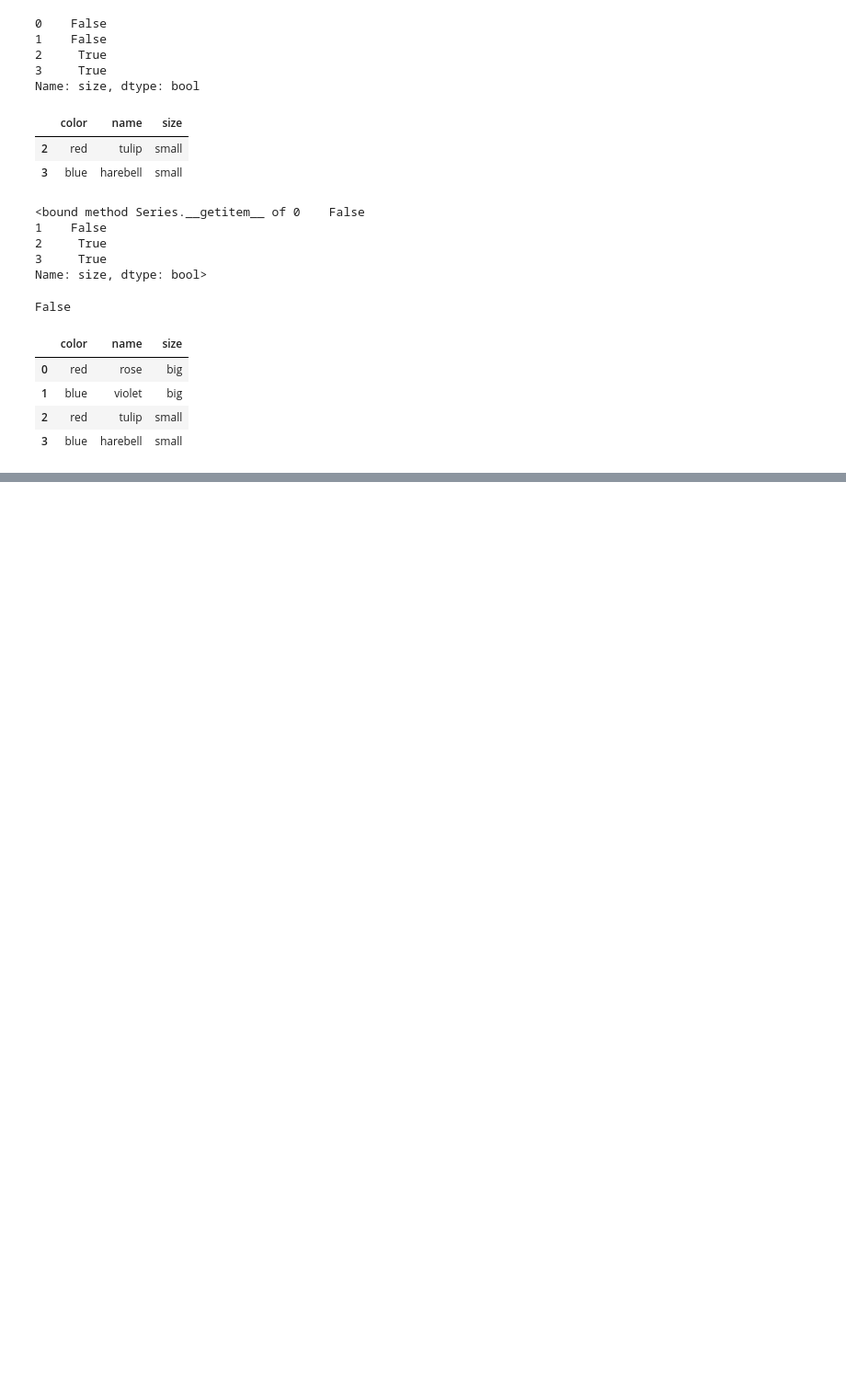
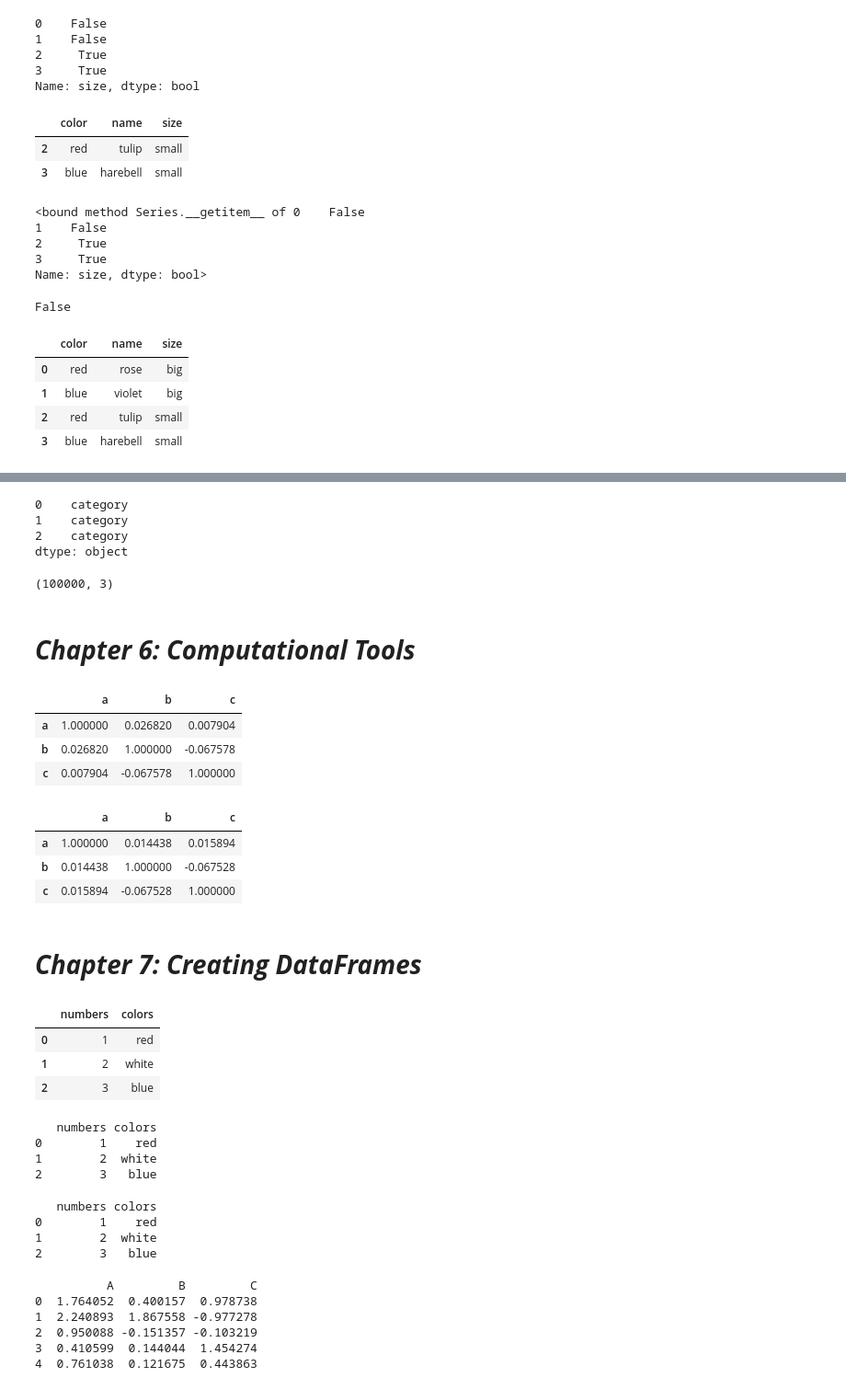
Before and after one commit to rajarameshchindu/datascience, a Jupyter notebook: Pandas.ipynb, the cells around one changed output, grey strips where cells are left out. Shown at 92% size. Cells and saved outputs as stored; diff of their text form; code cells hidden in the pictures; blank space fills up the shorter version.

```diff
--- a/Pandas.ipynb
+++ b/Pandas.ipynb
@@ -417,0 +512,31 @@ df
+# %%
+df.dtypes
+# %% [output]
+0    category
+1    category
+2    category
+dtype: object
+# %%
+df.shape
+# %% [output]
+(100000, 3)
+# %% [markdown]
+# ***Chapter 6: Computational Tools***
+# %%
+df = pd.DataFrame(np.random.randn(1000, 3), columns=['a', 'b', 'c'])
+# %%
+df.corr()
+# %% [output]
+|  | a | b | c |
+| a | 1.000000 | 0.026820 | 0.007904 |
+| b | 0.026820 | 1.000000 | -0.067578 |
+| c | 0.007904 | -0.067578 | 1.000000 |
+# %%
+df.corr(method='spearman')
+# %% [output]
+|  | a | b | c |
+| a | 1.000000 | 0.014438 | 0.015894 |
+| b | 0.014438 | 1.000000 | -0.067528 |
+| c | 0.015894 | -0.067528 | 1.000000 |
+# %% [markdown]
+# ***Chapter 7: Creating DataFrames***
@@ -417,0 +547,14 @@ df
+# %%
+df
+# %% [output]
+|  | numbers | colors |
+| 0 | 1 | red |
+| 1 | 2 | white |
+| 2 | 3 | blue |
+# %%
+print(df)
+# %% [output]
+   numbers colors
+0        1    red
+1        2  white
+2        3   blue
@@ -417,0 +564,21 @@ df
+# %%
+print(df)
+# %% [output]
+   numbers colors
+0        1    red
+1        2  white
+2        3   blue
+# %%
+import numpy as np
+import pandas as pd
+# Set the seed for a reproducible sample
+np.random.seed(0)
+df = pd.DataFrame(np.random.randn(5, 3), columns=list('ABC'))
+print(df)
+# %% [output]
+          A         B         C
+0  1.764052  0.400157  0.978738
+1  2.240893  1.867558 -0.977278
+2  0.950088 -0.151357 -0.103219
+3  0.410599  0.144044  1.454274
+4  0.761038  0.121675  0.443863
```
Also changed, not shown: parts of 23 cells of this notebook.
